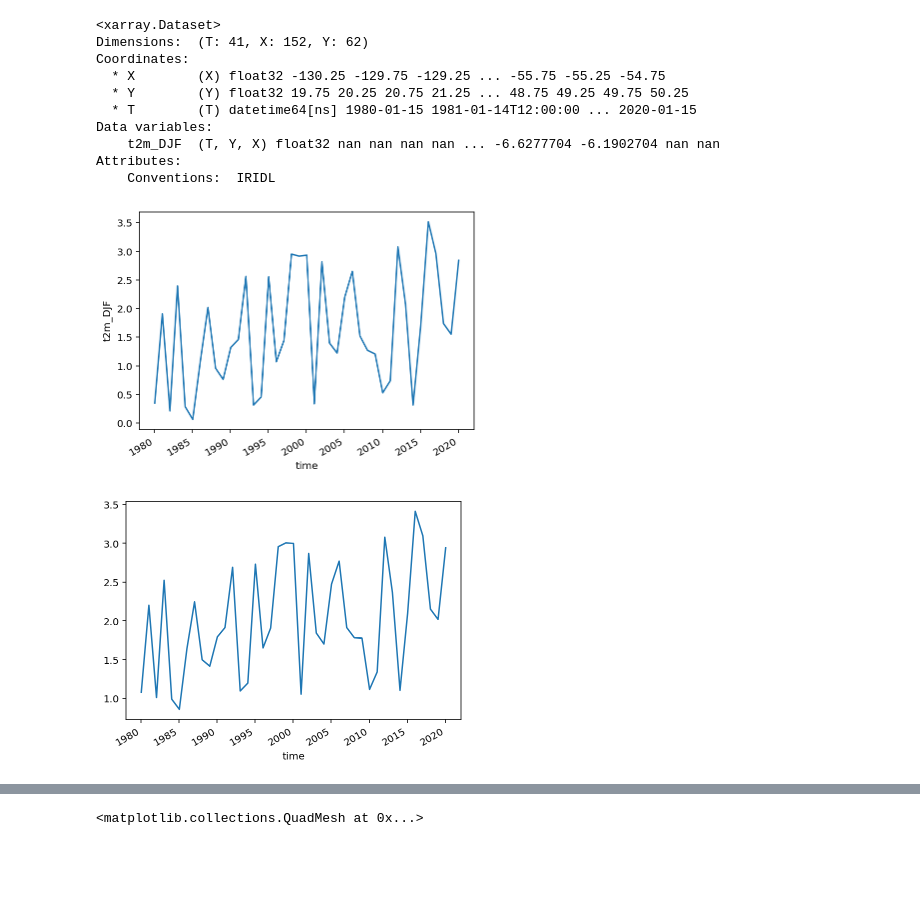
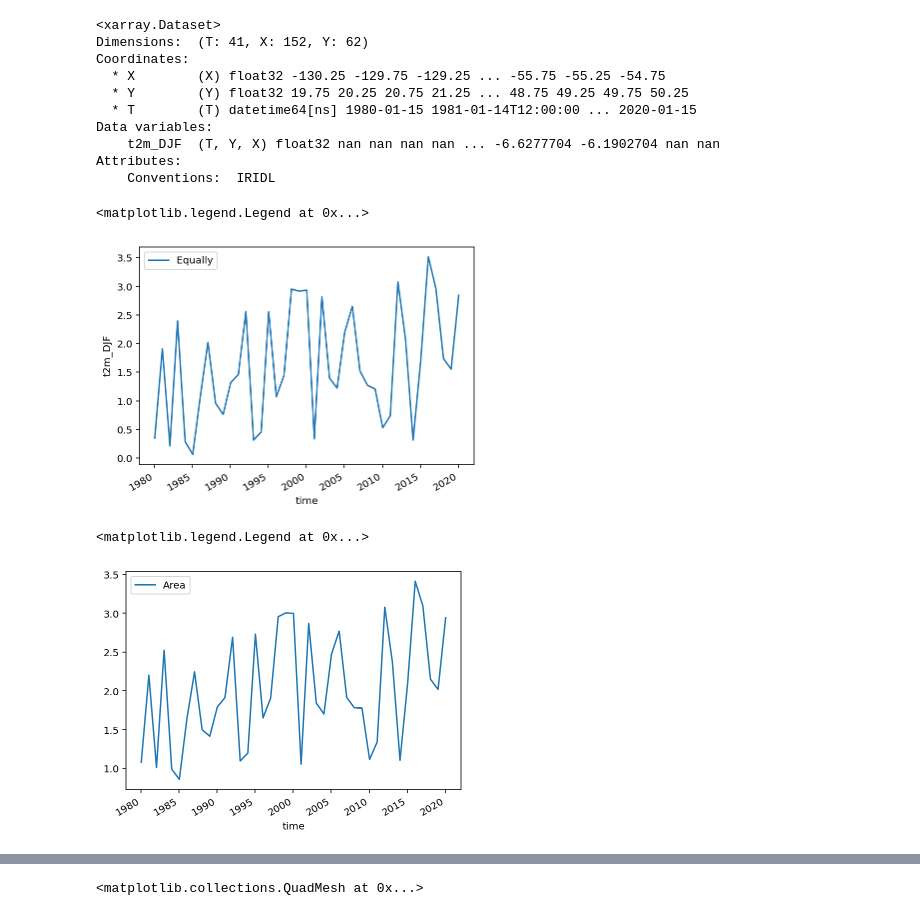
Before and after one commit to jp3993/apma4990-jp3993, a Jupyter notebook: HW-05.ipynb, the cells around one changed output, grey strips where cells are left out. Cells and saved outputs as stored; diff of their text form; code cells hidden in the pictures; blank space fills up the shorter version.

```diff
--- a/HW-05.ipynb
+++ b/HW-05.ipynb
@@ -691,13 +692,17 @@ Data variables:
 Attributes:
     Conventions:  IRIDL
 # %%
-t2m_DJF_ds.t2m_DJF.mean(('X', 'Y')).plot(label = 'Equally'); #add legend
+t2m_DJF_ds.t2m_DJF.mean(('X', 'Y')).plot(label = 'Equally');
+plt.legend()
 # %% [output]
+<matplotlib.legend.Legend at 0x...>
-[figure, old version]
+[figure, new version]
 # %%
-(t2m_DJF_ds.t2m_DJF * np.cos(t2m_DJF_ds.Y/180 * np.pi)).mean(('X', 'Y')).plot(label = 'Area'); #add legend
+(t2m_DJF_ds.t2m_DJF * np.cos(t2m_DJF_ds.Y/180 * np.pi)).mean(('X', 'Y')).plot(label = 'Area');
+plt.legend()
 # %% [output]
+<matplotlib.legend.Legend at 0x...>
-[figure, old version]
+[figure, new version]
 # %%
 t2m.shape   #time index rows (1st dimension is rows, 2nd is columns, ) 41= rows down latitude 152 longitudes keep 41 reshape to make it dots is 62 x 152 as number of columns
 #reshaping
```
Also changed, not shown: parts of 13 cells of this notebook.
